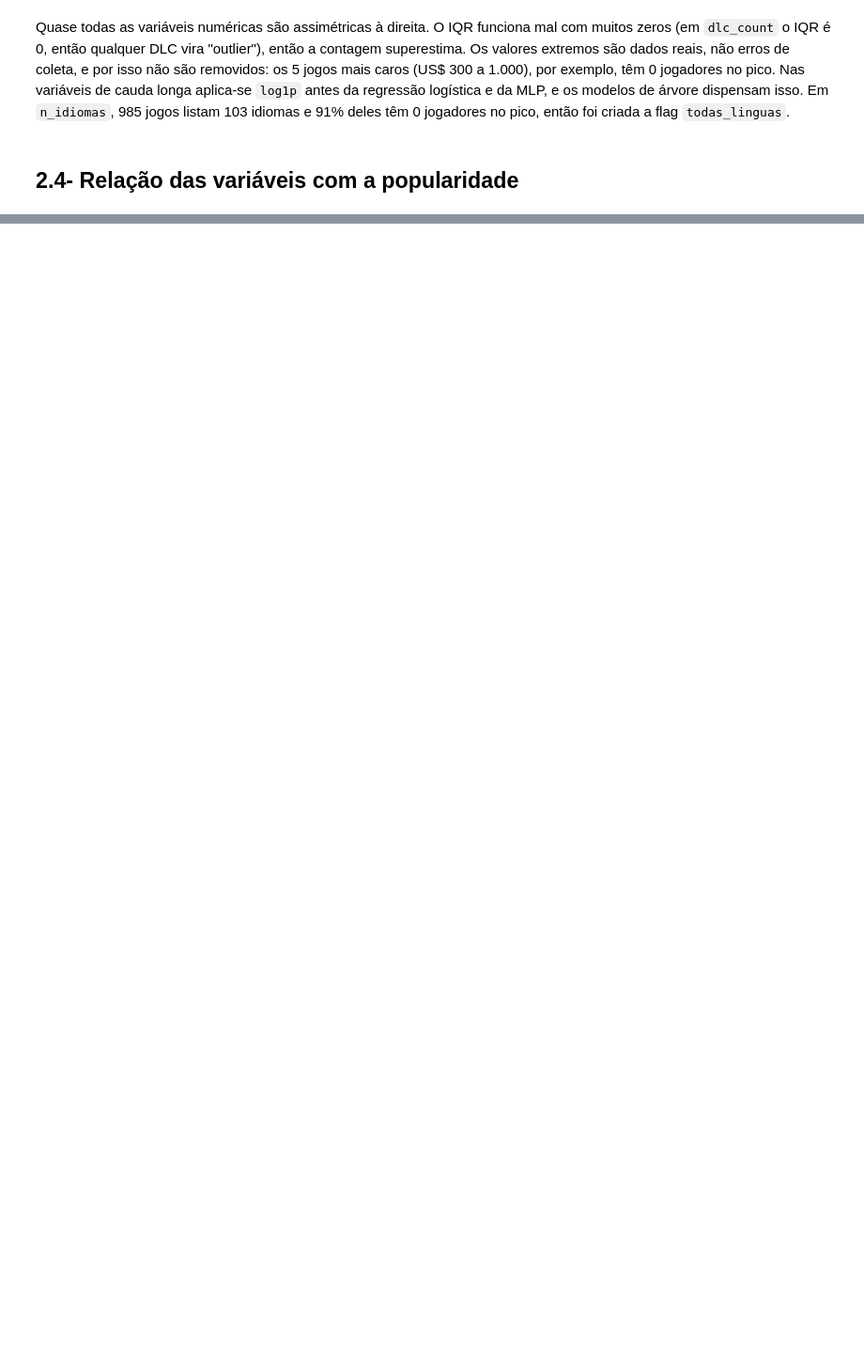
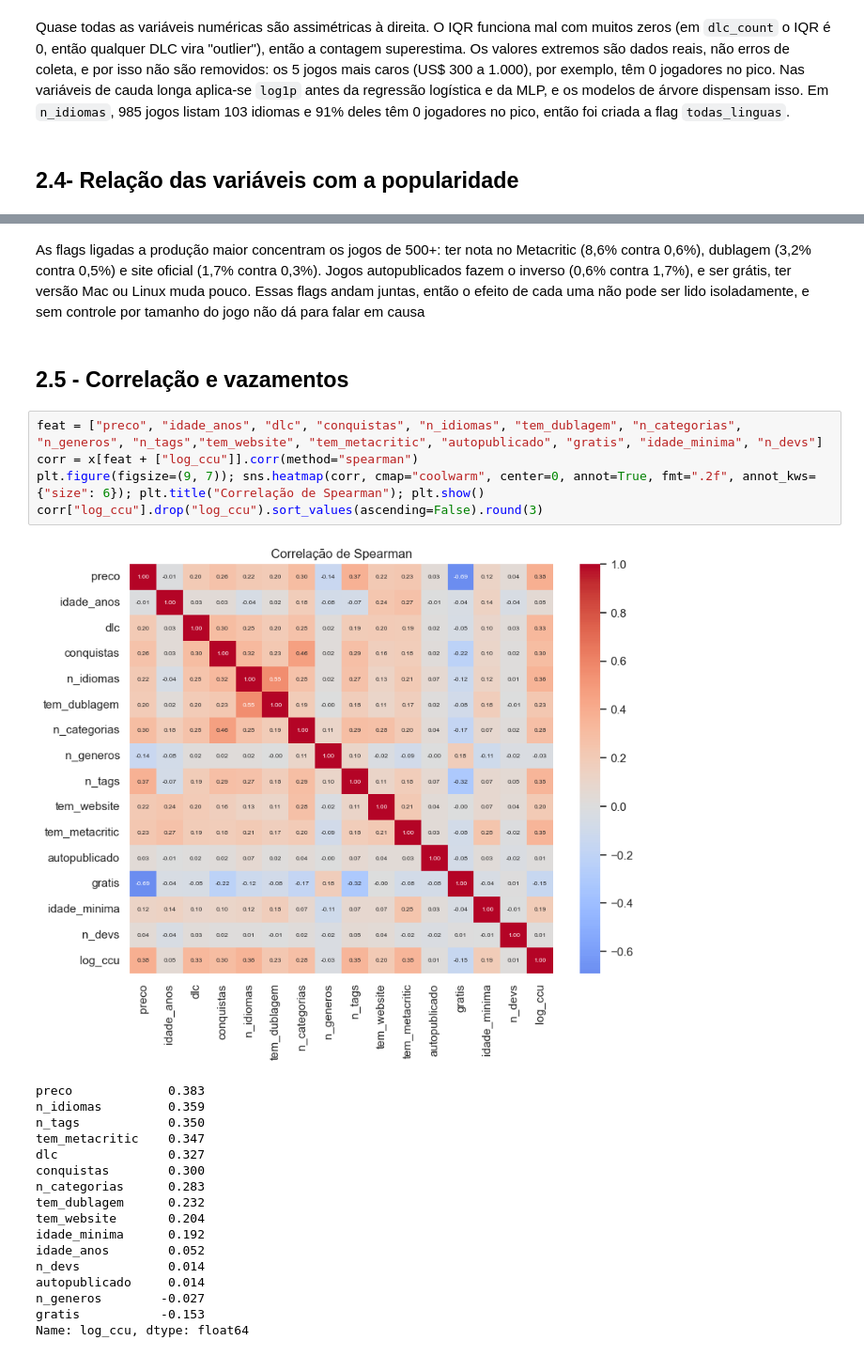
Before and after one commit to gustavomiranda2302/predicao-popularidade-steam, a Jupyter notebook: models/notebooks/02_analise.ipynb, the cells around one changed output, grey strips where cells are left out. Shown at 94% size. Saved outputs shown, nothing was run; the diff lists cells and outputs as text; blank space fills up the shorter version.

```diff
--- a/models/notebooks/02_analise.ipynb
+++ b/models/notebooks/02_analise.ipynb
@@ -157,0 +228,27 @@ por_ano = dataset.groupby("release_date")
+# %% [markdown]
+As flags ligadas a produção maior concentram os jogos de 500+: ter nota no Metacritic (8,6% contra 0,6%), dublagem (3,2% contra 0,5%) e site oficial (1,7% contra 0,3%). Jogos autopublicados fazem o inverso (0,6% contra 1,7%), e ser grátis, ter versão Mac ou Linux muda pouco. Essas flags andam juntas, então o efeito de cada uma não pode ser lido isoladamente, e sem controle por tamanho do jogo não dá para falar em causa
+# %% [markdown]
+## 2.5 - Correlação e vazamentos
+# %%
+feat = ["preco", "idade_anos", "dlc", "conquistas", "n_idiomas", "tem_dublagem", "n_categorias", "n_generos", "n_tags","tem_website", "tem_metacritic", "autopublicado", "gratis", "idade_minima", "n_devs"]
+corr = x[feat + ["log_ccu"]].corr(method="spearman")
+plt.figure(figsize=(9, 7)); sns.heatmap(corr, cmap="coolwarm", center=0, annot=True, fmt=".2f", annot_kws={"size": 6}); plt.title("Correlação de Spearman"); plt.show()
+corr["log_ccu"].drop("log_ccu").sort_values(ascending=False).round(3)
+# %% [output]
+[figure, added]
+preco             0.383
+n_idiomas         0.359
+n_tags            0.350
+tem_metacritic    0.347
+dlc               0.327
+conquistas        0.300
+n_categorias      0.283
+tem_dublagem      0.232
+tem_website       0.204
+idade_minima      0.192
+idade_anos        0.052
+n_devs            0.014
+autopublicado     0.014
+n_generos        -0.027
+gratis           -0.153
+Name: log_ccu, dtype: float64
```
Also changed, not shown: parts of 14 cells of this notebook, 2 other files.
